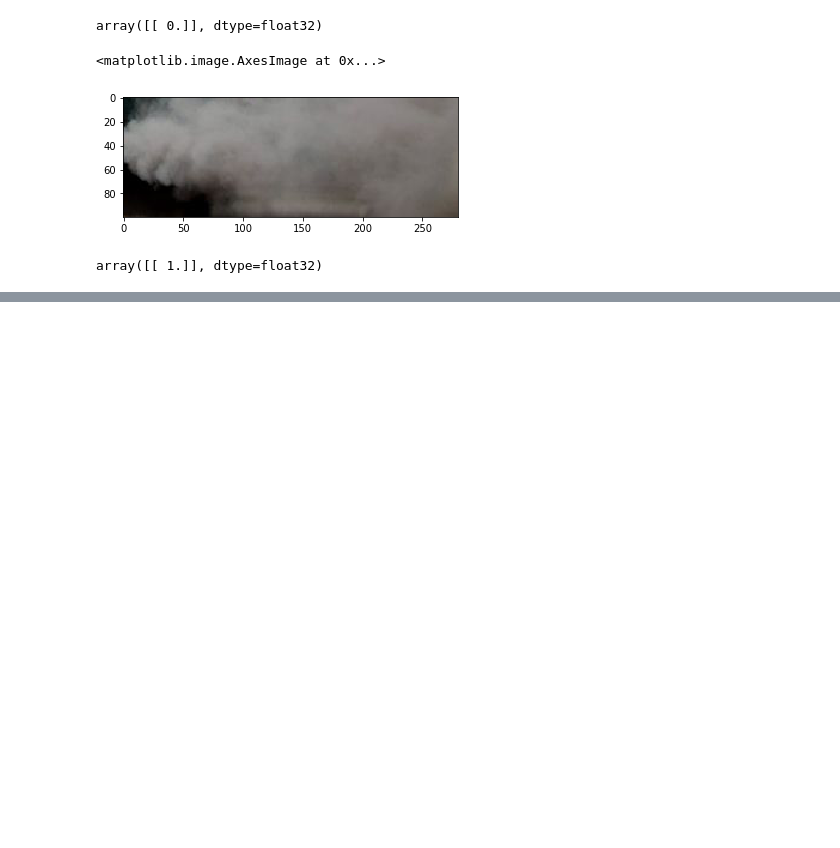
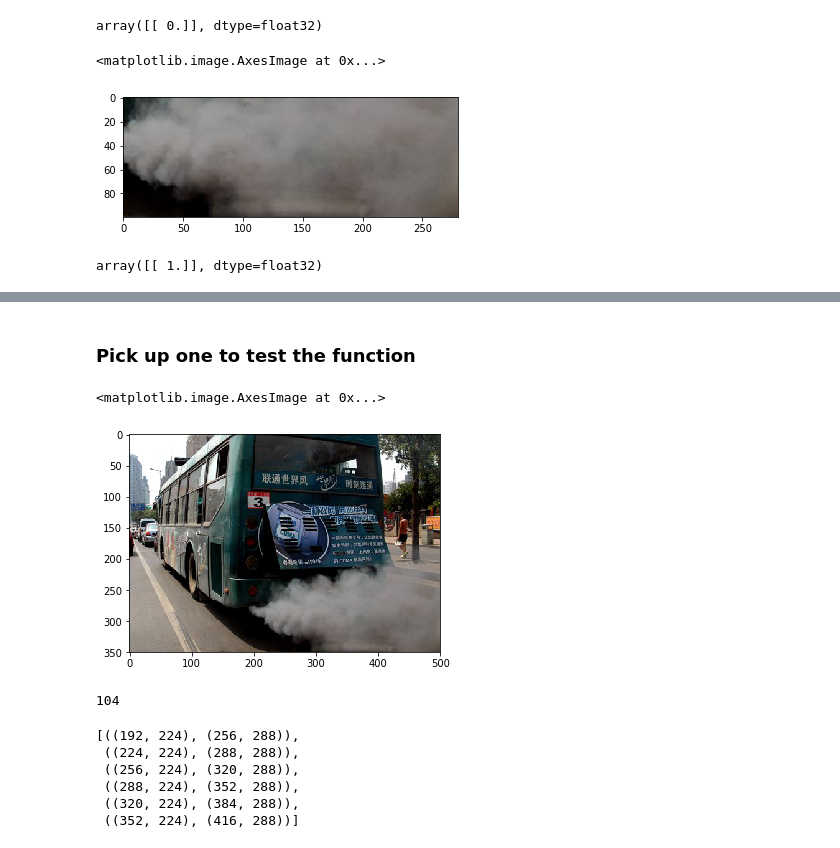
Before and after one commit to Lichuanro/smoke-detection-transfer-learning, a Jupyter notebook: smoke-detection-transfer-learning.ipynb, the cells around one changed output, grey strips where cells are left out. Saved outputs shown, nothing was run; the diff lists cells and outputs as text; code cells hidden in the pictures; blank space fills up the shorter version.

```diff
--- a/smoke-detection-transfer-learning.ipynb
+++ b/smoke-detection-transfer-learning.ipynb
@@ -213,0 +294,17 @@ array([[ 1.]], dtype=float32)
+# %% [markdown]
+### Pick up one to test the function
+# %%
+test_path = './test-img'
+test_img_paths = os.listdir(test_path)
+test_img_paths = [os.path.join(test_path, path) for path in test_img_paths]
+# %%
+img = plt.imread(test_img_paths[4])
+plt.imshow(img)
+# %% [output]
+<matplotlib.image.AxesImage at 0x...>
+[figure, added]
+# %%
+window_list = slide_window(img)
+len(window_list)
+# %% [output]
+104
@@ -213,0 +318,9 @@ array([[ 1.]], dtype=float32)
+# %%
+smoke_regions
+# %% [output]
+[((192, 224), (256, 288)),
+ ((224, 224), (288, 288)),
+ ((256, 224), (320, 288)),
+ ((288, 224), (352, 288)),
+ ((320, 224), (384, 288)),
+ ((352, 224), (416, 288))]
```
Also changed, not shown: parts of 21 cells of this notebook, 1 other file.
